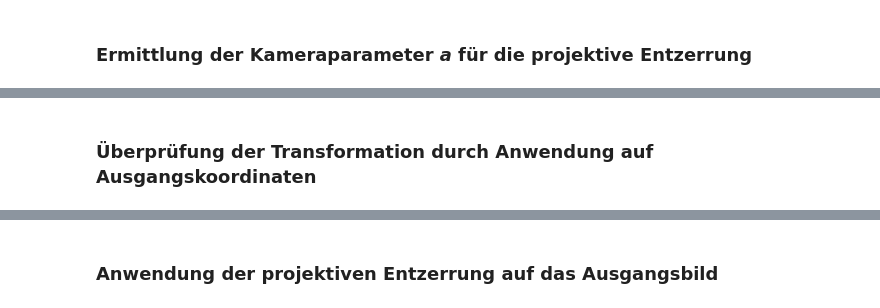
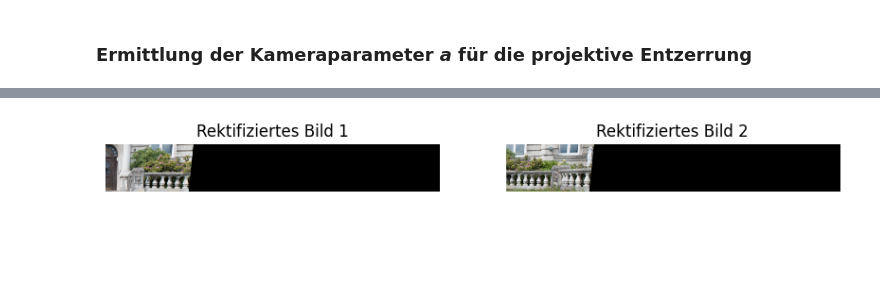
Before and after one commit to lumeav/ComputerVision, a Jupyter notebook: Aufgabe_3/Aufgabe3.ipynb, the cells around one changed output, grey strips where cells are left out. Cells and saved outputs as stored; diff of their text form; code cells hidden in the pictures; blank space fills up the shorter version.

```diff
--- a/Aufgabe_3/Aufgabe3.ipynb
+++ b/Aufgabe_3/Aufgabe3.ipynb
@@ -81,17 +187,19 @@ plt.show()
 # %% [markdown]
 ### Ermittlung der Kameraparameter _a_ für die projektive Entzerrung
 # %%
-def compute_rectification(oi, bi):
+def compute_rectification(bi, oi):
     A = []
-    for i in range(4):
+    for i in range(len(oi)):
         x, y = bi[i]
         u, v = oi[i]
         A.append([x, y, 1, 0, 0, 0, -(u*x), -(u*y)])
         A.append([0, 0, 0, x, y, 1, -(v*x), -(v*y)])
     A = np.array(A)
-    return  A
 
-A = compute_rectification(oi, bi)
-A_inverse = np.linalg.inv(A) # Pseudo-inverse not needed because 4 points are used
-x = oi
-a_small = A_inverse @ x.flatten()
+    x = oi.flatten()
+    h = np.linalg.pinv(A) @ x
+
+    return h
+H1 = compute_rectification(bi1, oi1)
+H2 = compute_rectification(bi2, oi2)
+print(H1)
@@ -98,11 +209,54 @@ a_small = A_inverse @ x.flatten()
-# %% [markdown]
-### Überprüfung der Transformation durch Anwendung auf Ausgangskoordinaten
 # %%
-transformed_points = []
-for i in range(4):
-    x = (a_small[0] * bi[i][0] + a_small[1] * bi[i][1] + a_small[2]) / (a_small[6] * bi[i][0] + a_small[7] * bi[i][1] + 1)
-    y = (a_small[3] * bi[i][0] + a_small[4] * bi[i][1] + a_small[5]) / (a_small[6] * bi[i][0] + a_small[7] * bi[i][1] + 1)
-    transformed_points.append([x, y])
-print("transformed points:\n", transformed_points)
-print("target points:\n", oi)
+def compute_weights(height, width):
+    weights = np.zeros((height, width))
+    for i in range(height):
+        for j in range(width):
+            w1 = 1 - (2/width) * abs(j - width/2)
+            w2 = 1 - (2/height) * abs(i - height/2)
+            weights[i, j] = w1 * w2
+    return weights
+
+a1 = H1[0]
+a2 = H1[1]
+a3 = H1[2]
+b1 = H1[3]
+b2 = H1[4]
+b3 = H1[5]
+c1 = H1[6]
+c2 = H1[7]
+a11 = H2[0]
+a22 = H2[1]
+a33 = H2[2]
+b11 = H2[3]
+b22 = H2[4]
+b33 = H2[5]
+c11 = H2[6]
+c22 = H2[7]
+def image_rectification(image, out_h, out_w):
+    rectified_image = np.zeros((out_h, out_w, 3), dtype=image.dtype)
+
+    for i in range(out_h):
+        for j in range(out_w):
+            x_ref = j
+            y_ref = i
+            x = ((b2 - c2*b3)*x_ref + (a3*c2- a2)*y_ref + a2*b3 - a3*b2) / ((b1*c2 - b2*c1)*x_ref + (a2*c1 - a1*c2)*y_ref + a1*b2 - a2*b1)
+            y = ((b3*c1 - b1)*x_ref + (a1 - a3*c1)*y_ref + a3*b1 - a1*b3) / ((b1*c2 - b2*c1)*x_ref + (a2*c1 - a1*c2)*y_ref + a1*b2 - a2*b1)
+            x_n = int(np.round(x))
+            y_n = int(np.round(y))
+            if 0 <= x_n < image.shape[1] and 0 <= y_n < image.shape[0]:
+                rectified_image[i, j] = image[y_n, x_n]
+            else:
+                rectified_image[i, j] = 0
+    return rectified_image
+rectified_image1 = image_rectification(image1, PAN_HEIGHT, PAN_WIDTH)
+rectified_image2 = image_rectification(image2, PAN_HEIGHT, PAN_WIDTH)
+plt.figure(figsize=(10, 5))
+plt.subplot(1, 2, 1)
+plt.imshow(rectified_image1)
+plt.title("Rektifiziertes Bild 1")
+plt.axis('off')
+plt.subplot(1, 2, 2)
+plt.imshow(rectified_image2)
+plt.title("Rektifiziertes Bild 2")
+plt.axis('off')
 # %% [output]
@@ -116,2 +264 @@ target points:
+[figure, added]
-# %% [markdown]
-### Anwendung der projektiven Entzerrung auf das Ausgangsbild
```
Also changed, not shown: parts of 9 cells of this notebook.
